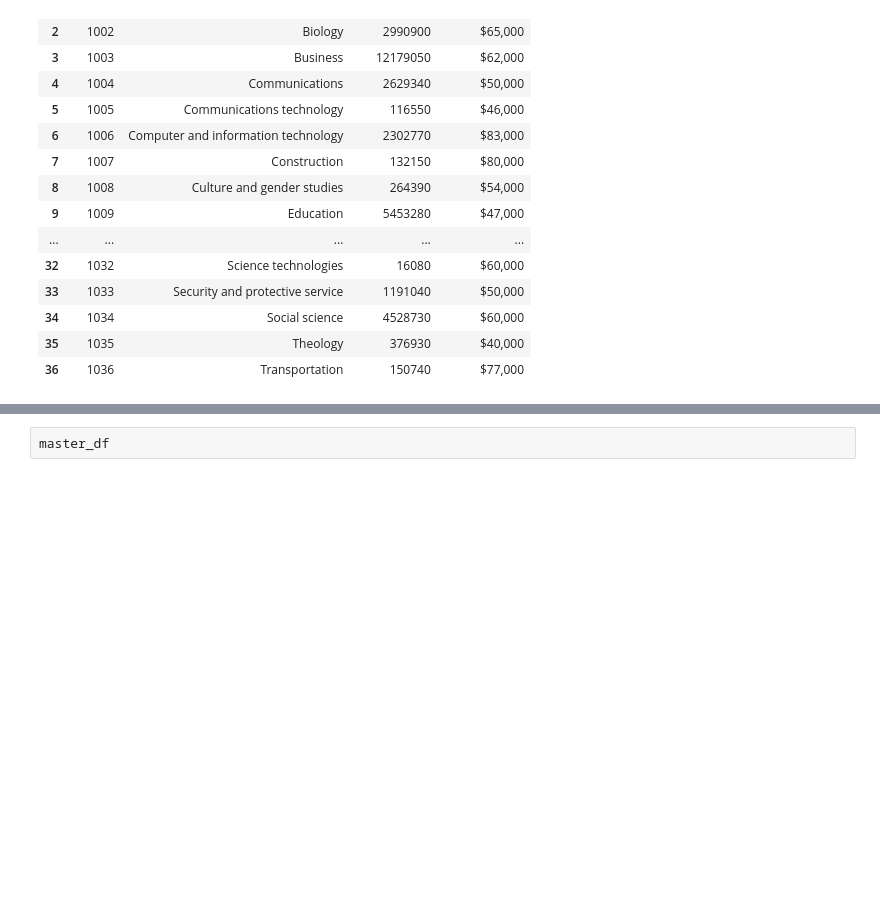
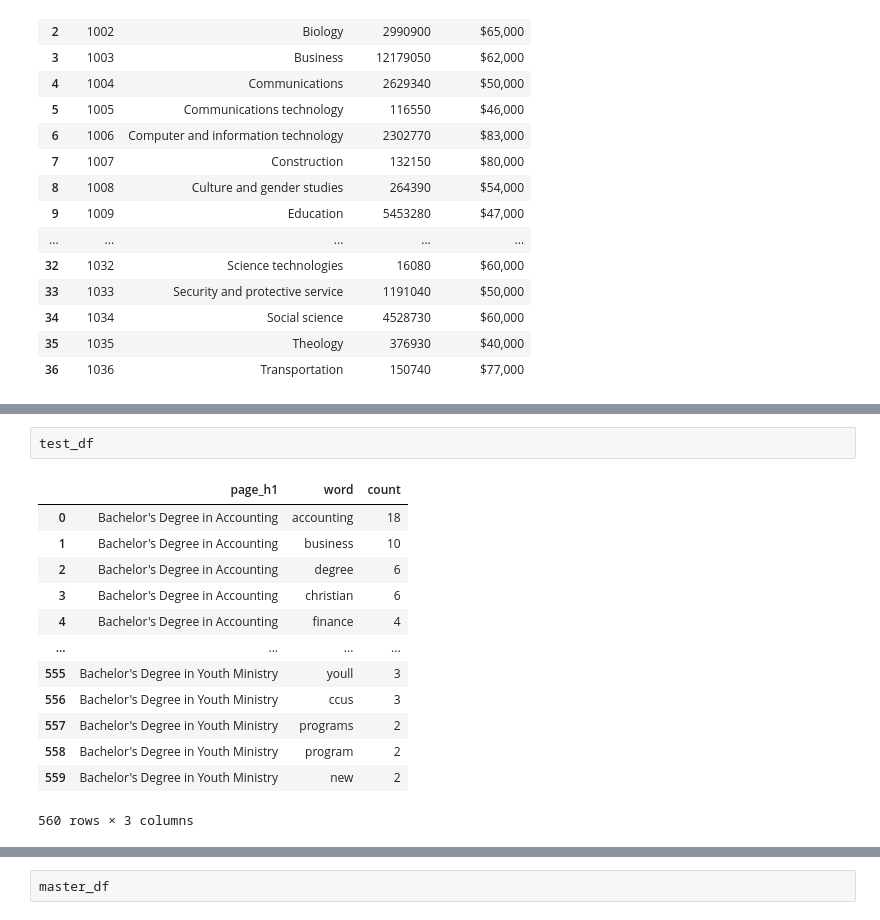
Before and after one commit to CCom20/etl-seo-project, a Jupyter notebook: web_scraper.ipynb, the cells around one changed output, grey strips where cells are left out. Cells and saved outputs as stored; diff of their text form; blank space fills up the shorter version.

```diff
--- a/web_scraper.ipynb
+++ b/web_scraper.ipynb
@@ -342,0 +393,16 @@ main_bls_df
+# %%
+test_df
+# %% [output]
+|  | page_h1 | word | count |
+| 0 | Bachelor's Degree in Accounting | accounting | 18 |
+| 1 | Bachelor's Degree in Accounting | business | 10 |
+| 2 | Bachelor's Degree in Accounting | degree | 6 |
+| 3 | Bachelor's Degree in Accounting | christian | 6 |
+| 4 | Bachelor's Degree in Accounting | finance | 4 |
+| ... | ... | ... | ... |
+| 555 | Bachelor's Degree in Youth Ministry | youll | 3 |
+| 556 | Bachelor's Degree in Youth Ministry | ccus | 3 |
+| 557 | Bachelor's Degree in Youth Ministry | programs | 2 |
+| 558 | Bachelor's Degree in Youth Ministry | program | 2 |
+| 559 | Bachelor's Degree in Youth Ministry | new | 2 |
+560 rows × 3 columns
```
Also changed, not shown: parts of 16 cells of this notebook, 1 other file.
